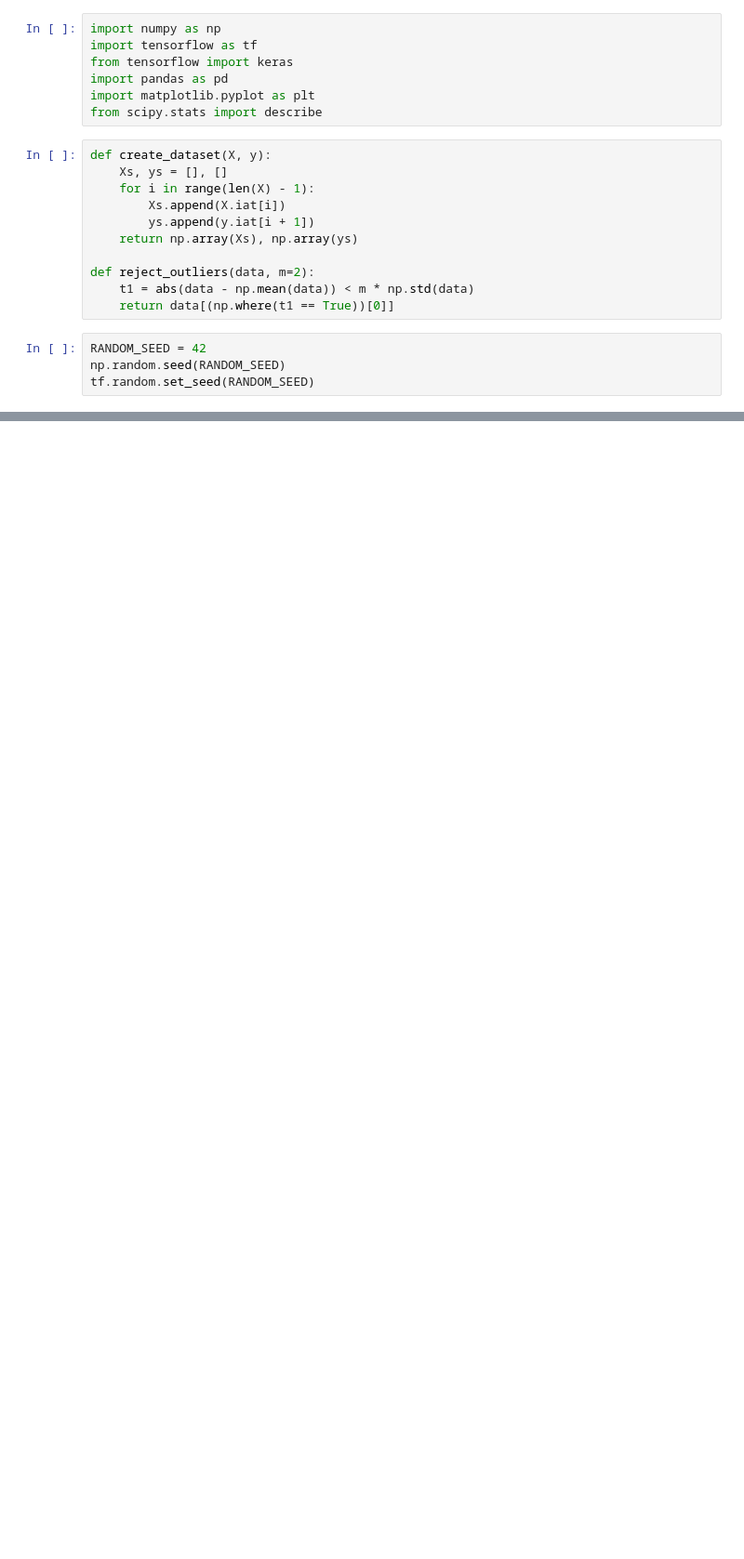
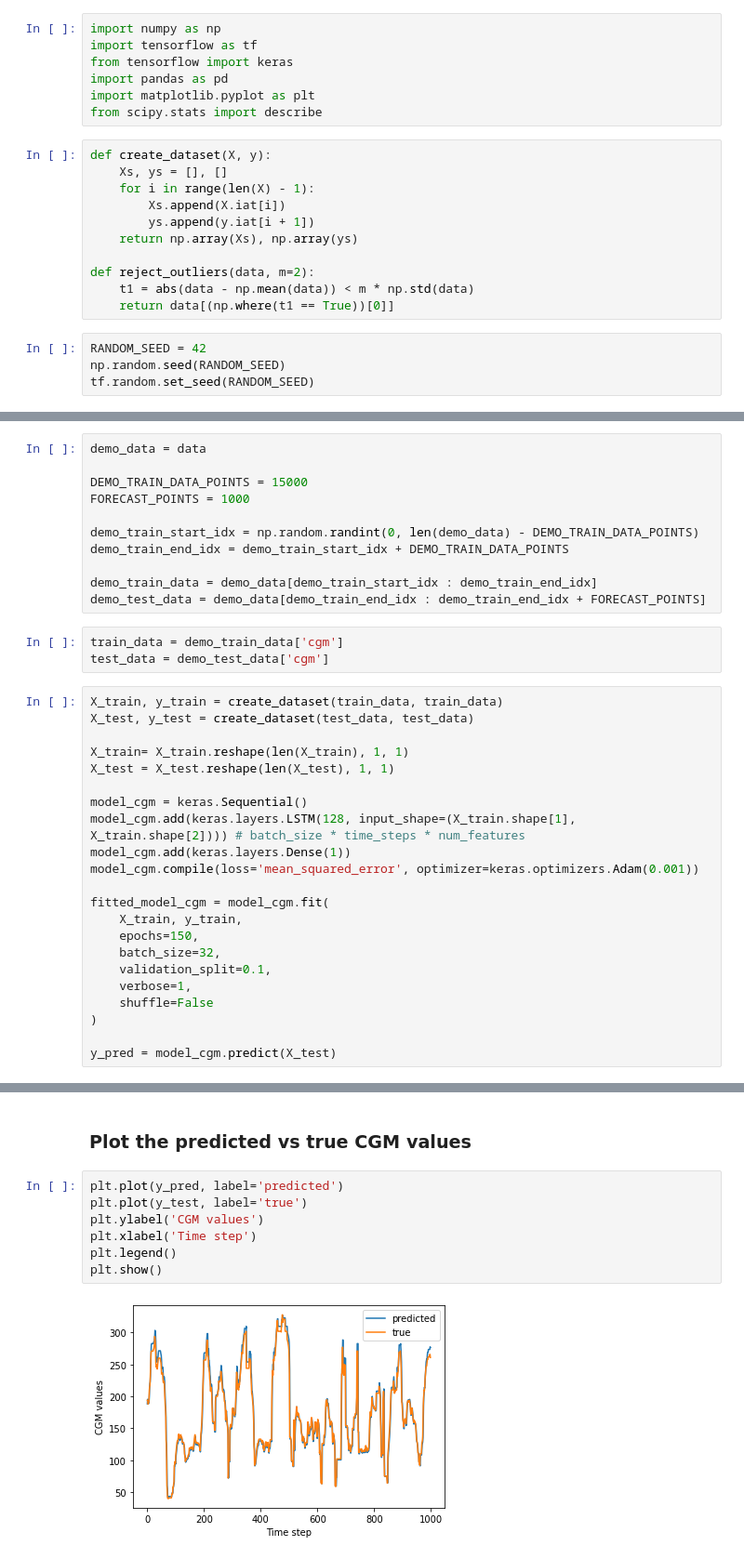
Before and after one commit to apattnaik/GlucoseMonitoringAndMealPrediction, a Jupyter notebook: rnn_based_prediction.ipynb, the cells around one changed output, grey strips where cells are left out. Shown at 93% size. Cells and saved outputs as stored; diff of their text form; blank space fills up the shorter version.

Commit message:
before demo

```diff
--- a/rnn_based_prediction.ipynb
+++ b/rnn_based_prediction.ipynb
@@ -27,0 +31,36 @@ data = data.reset_index(drop=True)
+# %%
+demo_data = data
+
+DEMO_TRAIN_DATA_POINTS = 15000
+FORECAST_POINTS = 1000
+
+demo_train_start_idx = np.random.randint(0, len(demo_data) - DEMO_TRAIN_DATA_POINTS)
+demo_train_end_idx = demo_train_start_idx + DEMO_TRAIN_DATA_POINTS
+
+demo_train_data = demo_data[demo_train_start_idx : demo_train_end_idx]
+demo_test_data = demo_data[demo_train_end_idx : demo_train_end_idx + FORECAST_POINTS]
+# %%
+train_data = demo_train_data['cgm']
+test_data = demo_test_data['cgm']
+# %%
+X_train, y_train = create_dataset(train_data, train_data)
+X_test, y_test = create_dataset(test_data, test_data)
+
+X_train= X_train.reshape(len(X_train), 1, 1)
+X_test = X_test.reshape(len(X_test), 1, 1)
+
+model_cgm = keras.Sequential()
+model_cgm.add(keras.layers.LSTM(128, input_shape=(X_train.shape[1], X_train.shape[2]))) # batch_size * time_steps * num_features
+model_cgm.add(keras.layers.Dense(1))
+model_cgm.compile(loss='mean_squared_error', optimizer=keras.optimizers.Adam(0.001))
+
+fitted_model_cgm = model_cgm.fit(
+    X_train, y_train,
+    epochs=150,
+    batch_size=32,
+    validation_split=0.1,
+    verbose=1,
+    shuffle=False
+)
+
+y_pred = model_cgm.predict(X_test)
@@ -27,0 +85,11 @@ data = data.reset_index(drop=True)
+# %% [markdown]
+### Plot the predicted vs true CGM values
+# %%
+plt.plot(y_pred, label='predicted')
+plt.plot(y_test, label='true')
+plt.ylabel('CGM values')
+plt.xlabel('Time step')
+plt.legend()
+plt.show()
+# %% [output]
+[figure, added]
```
Also changed, not shown: parts of 20 cells of this notebook, 4 other files.
